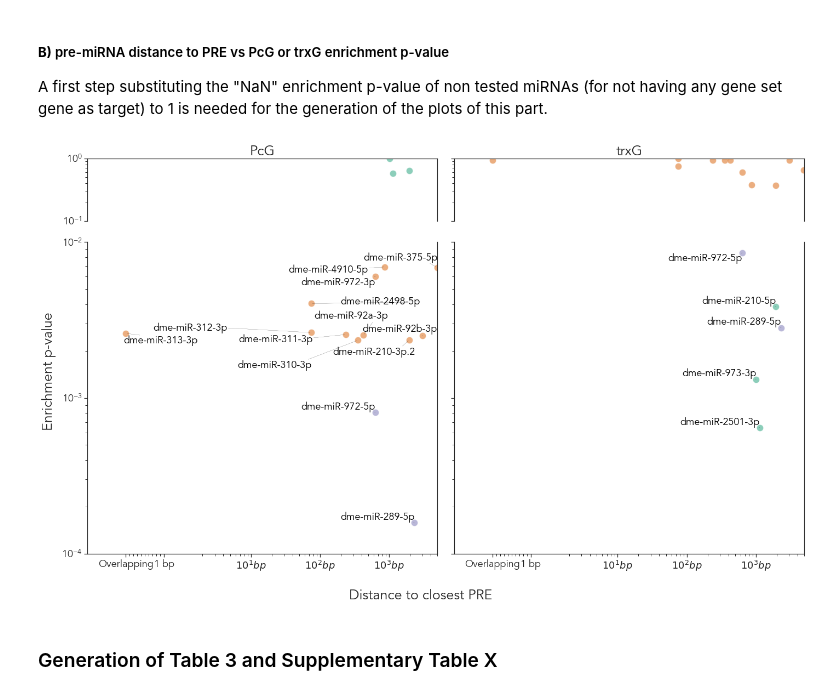
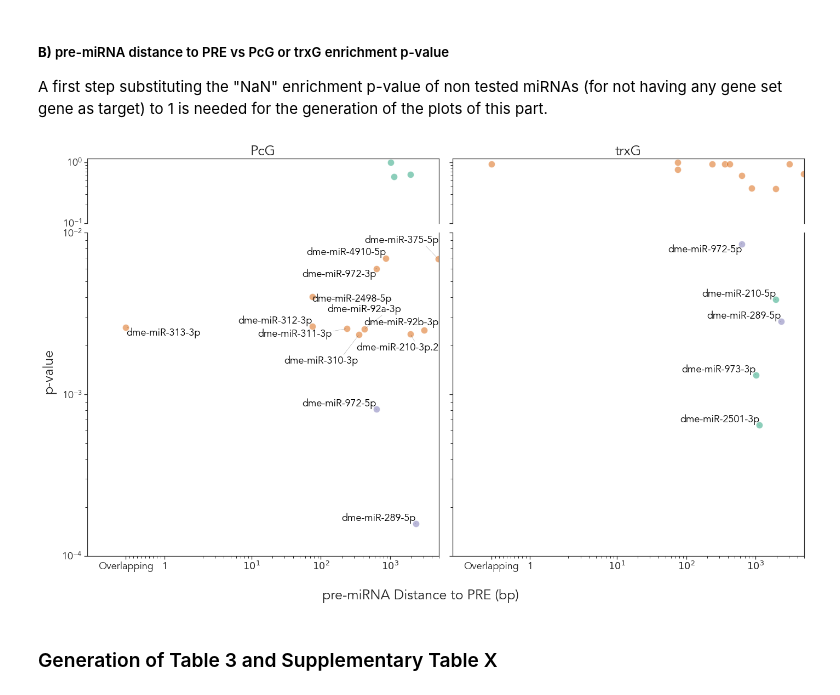
Before and after one commit to j-solor/Drosophila-miRNA-PcG-circuits, a Jupyter notebook: Analysis/Analysis.ipynb, the cells around one changed output. Saved outputs shown, nothing was run; the diff lists cells and outputs as text; code cells hidden in the pictures.

Commit message:
scatter pval vs distance minor adjustments

```diff
--- a/Analysis/Analysis.ipynb
+++ b/Analysis/Analysis.ipynb
@@ -1106,7 +1106,7 @@ def Plot_names(data, ax):
 
     adjust_text(texts, ax=ax, autoalign="xy",precision=0.001,
                 expand_text=(1.01, 1.05), expand_points=(1.01, 1.05),
-                force_text=(0.03, 0.35), force_points=(0.01, 0.3),
+                force_text=(0.1, 0.25), force_points=(0.01, 0.3),
                 arrowprops=dict(arrowstyle="-", color='black', lw=0.2))
 
 def Plot_significative(PcG, trxG, PcG_color, trxG_color, shared_color, dist_th = 5000, pval_th = 0.01):
@@ -1191,7 +1191,7 @@ def Plot_significative(PcG, trxG, PcG_color, trxG_color, shared_color, dist_th =
         ax.set_xlim(-1,5000)
         ax.set_ylim(10**(-4),10**-2)
         ax_other.set_xlim(-1,5000)
-        ax_other.set_ylim(10**(-1),1)
+        ax_other.set_ylim(10**(-1),1.15)
 
         ### Labels
         ax.set_xlabel("")
@@ -1225,39 +1225,41 @@ def Plot_significative(PcG, trxG, PcG_color, trxG_color, shared_color, dist_th =
     ax4.set_yticklabels([])
 
     #### yticks other
     locminy_other = mpl.ticker.LogLocator(subs= [0.2, 0.3, 0.4, 0.5, 0.6, 0.7, 0.8, 0.9])
     ax1.yaxis.set_minor_locator(locminy_other)
     ax1.yaxis.set_minor_formatter(mpl.ticker.NullFormatter())
 
     #### xticks minor all
     locminx = mpl.ticker.LogLocator(subs= np.arange(0.01,0.1,0.01))
     for ax in [ax3, ax4]:
         ax.xaxis.set_minor_locator(locminx)
         ax.xaxis.set_minor_formatter(mpl.ticker.NullFormatter())
 
     #### xticklabel addition of bp
-    tick_text = list("$10^{%i} bp$" %(np.log10(x+0.1)) for x in ax3.get_xticks())
-    tick_text[0:2] = ["Overlapping", "1 bp"]
+    tick_text = list("$10^{%i}$" %(np.log10(x+0.1)) for x in ax3.get_xticks())
+    tick_text[0:2] = ["Overlapping", "1"]
     ax3.set_xticks(ax3.get_xticks())
     ax3.set_xticklabels(tick_text)
     ax4.set_xticks(ax3.get_xticks())
     ax4.set_xticklabels(tick_text)
 
     # aesthetics
-    fig.supxlabel("Distance to closest PRE")
-    fig.supylabel("Enrichment p-value")
-    #sns.set_style("ticks")
+    fig.supxlabel("pre-miRNA Distance to PRE (bp)")
+    fig.supylabel("p-value")
+    sns.set_style("ticks")
     plt.tight_layout()
+    plt.subplots_adjust(left=None, bottom=None, right=None, top=None, wspace=None, hspace=0.05)
+
     plt.savefig("plots/figure_pvalue_distances.png", dpi = 200, transparent = True)
     plt.show()
 
 # Plotting function calling
 Plot_significative(plots_PcG, plots_trxG,
                    PcG_color = PcG_color,
                    trxG_color = trxG_color,
                    shared_color = shared_color)
 # %% [output]
-[figure, old version]
+[figure, new version]
 # %% [markdown]
 ### Generation of Table 3 and Supplementary Table X
 # %%
```
